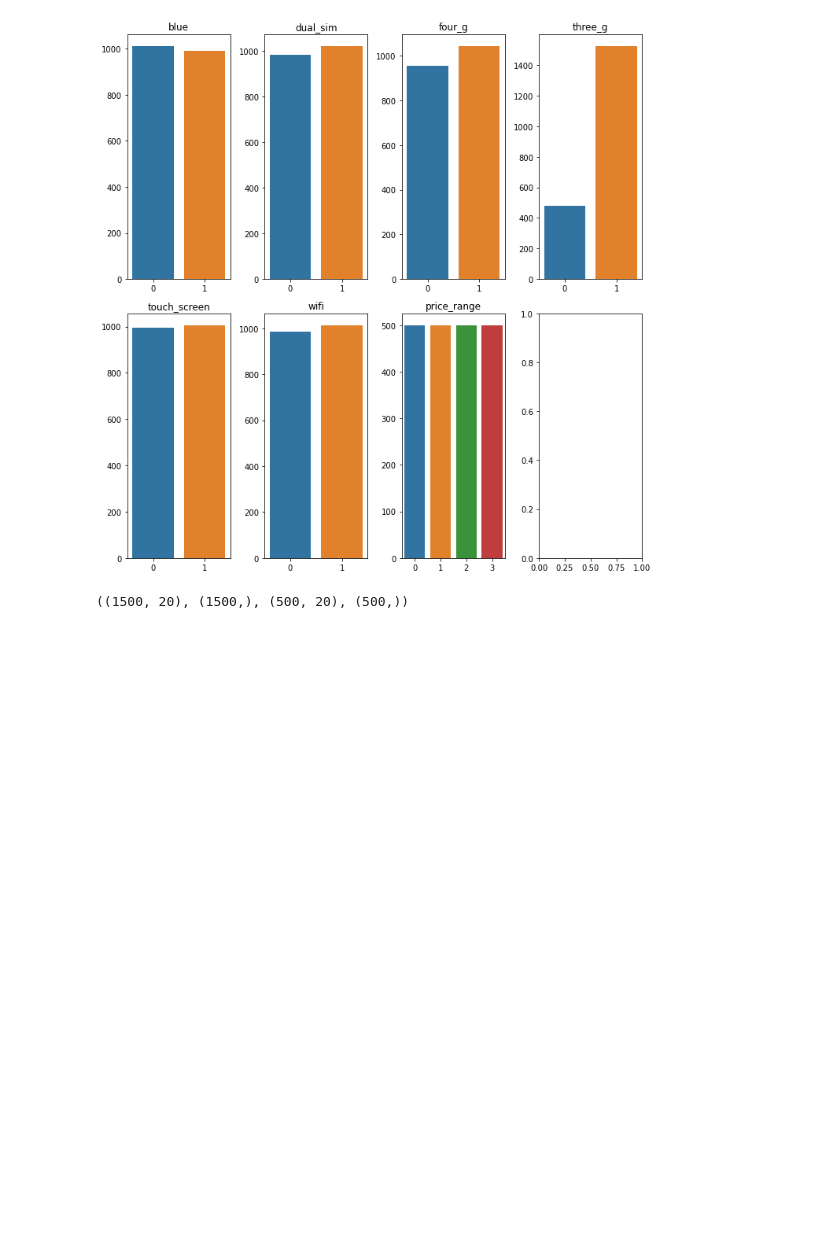
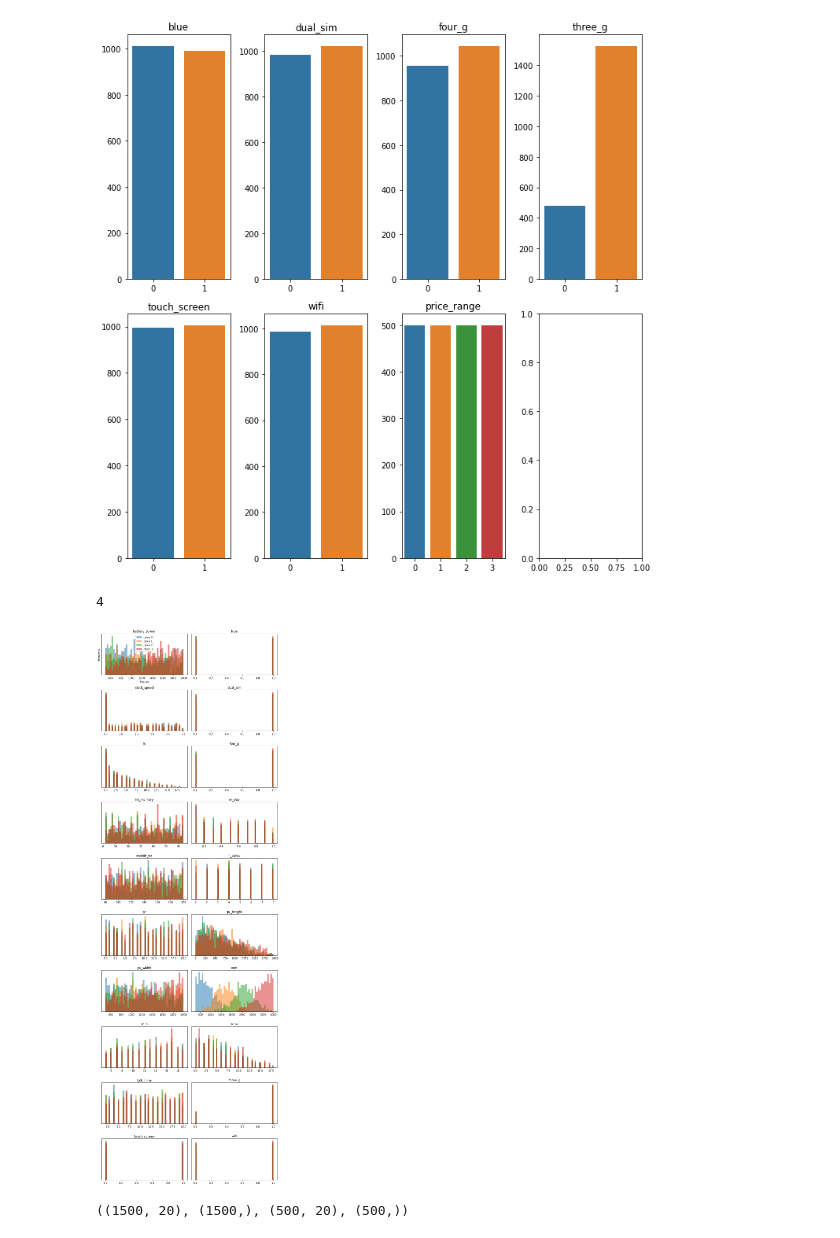
Before and after one commit to posky/AI-lecture, a Jupyter notebook: Mobile-Price-Classification/mobile_price_classification.ipynb, the cells around one changed output. Cells and saved outputs as stored; diff of their text form; code cells hidden in the pictures; blank space fills up the shorter version.

Commit message:
kaggle - mobile price classification

```diff
--- a/Mobile-Price-Classification/mobile_price_classification.ipynb
+++ b/Mobile-Price-Classification/mobile_price_classification.ipynb
@@ -132,6 +134,34 @@ for ax, col in zip(axes.ravel(), categories):
 plt.tight_layout()
 # %% [output]
 [figure]
+# %%
+prices = []
+for i in range(4):
+    prices.append(train.loc[train['price_range'] == i])
+
+len(prices)
+# %% [output]
+4
+# %%
+import mglearn
+
+fig, axes = plt.subplots(10, 2, figsize=(10, 30))
+ax = axes.ravel()
+
+for i in range(train.shape[1] - 1):
+    _, bins = np.histogram(train.iloc[:, i], bins=50)
+    for j, price in enumerate(prices):
+        # sns.histplot(price.iloc[:, i], bins=bins, ax=ax[i])
+        ax[i].hist(price.iloc[:, i], bins=bins, alpha=.5)
+    ax[i].set_title(train.columns[i])
+    ax[i].set_yticks(())
+
+ax[0].set_xlabel('feature')
+ax[0].set_ylabel('frequency')
+ax[0].legend(['price 0', 'price 1', 'price 2', 'price 3'], loc='best')
+fig.tight_layout()
+# %% [output]
+[figure, added]
 # %%
 X = train.drop(['price_range'], axis=1)
 y = train['price_range']
```
Also changed, not shown: parts of 5 cells of this notebook.
